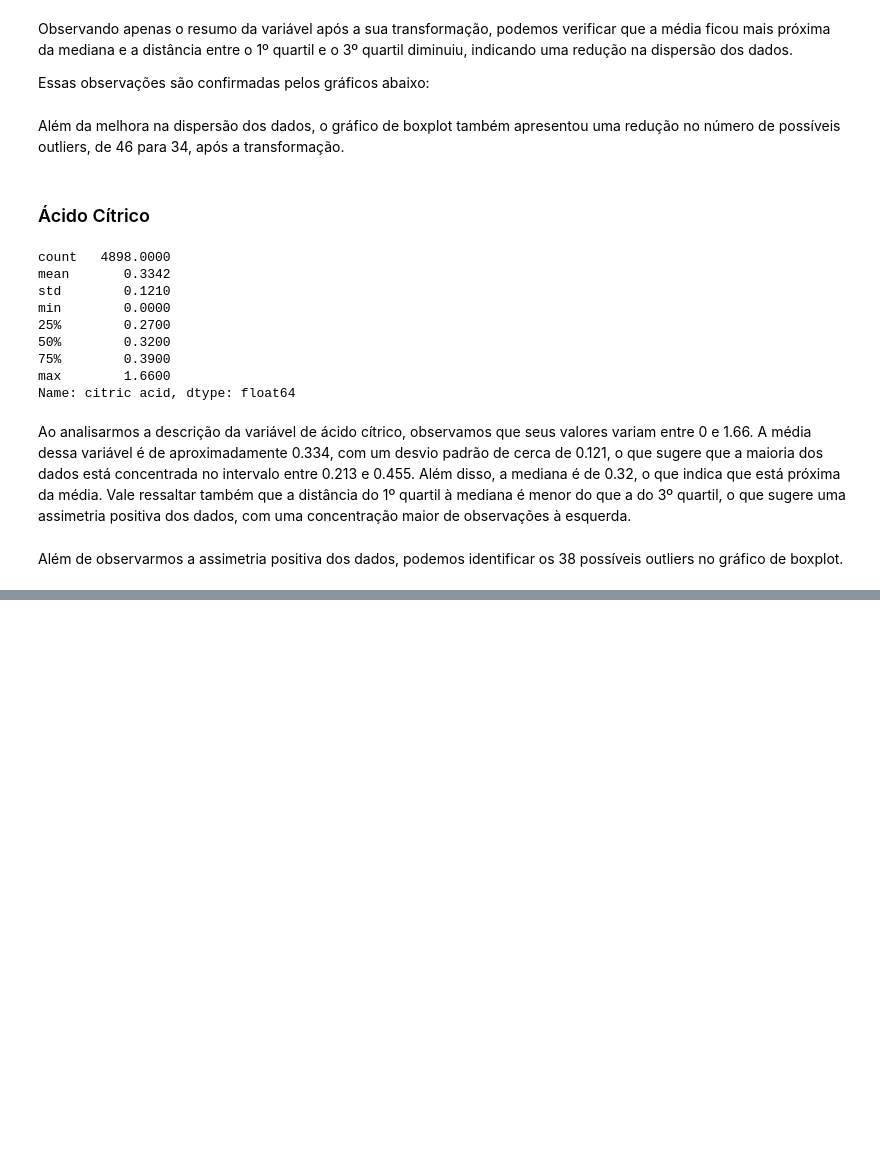
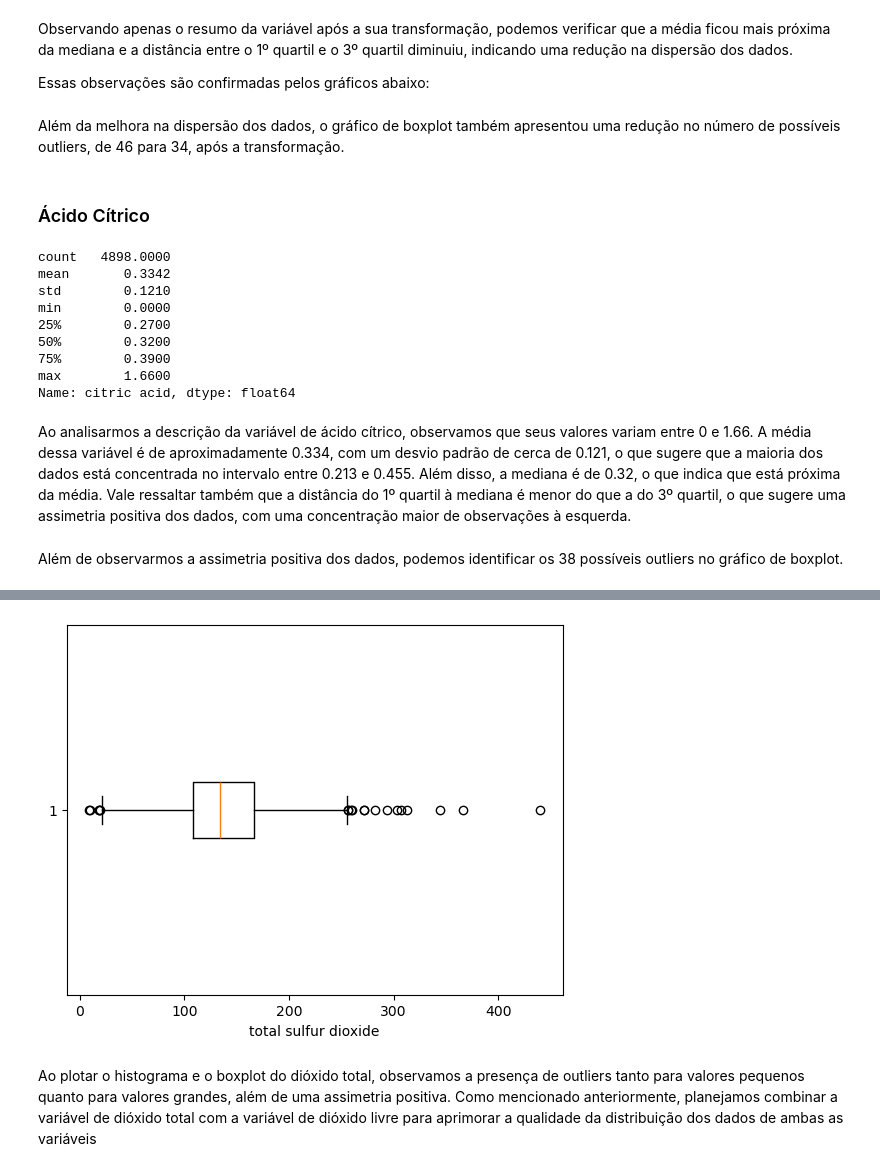
Before and after one commit to gabrieldadcarvalho/machine_learning, a Jupyter notebook: wine_quality/analitic_wine.ipynb, the cells around one changed output, grey strips where cells are left out. Saved outputs shown, nothing was run; the diff lists cells and outputs as text; code cells hidden in the pictures; blank space fills up the shorter version.

```diff
--- a/wine_quality/analitic_wine.ipynb
+++ b/wine_quality/analitic_wine.ipynb
@@ -259,0 +486,8 @@ px.box(np.log(a) ** (1 / 1.4)).show()
+# %%
+plt.boxplot(x['total sulfur dioxide'], vert=False)
+plt.xlabel('total sulfur dioxide')
+plt.show()
+# %% [output]
+[figure, added]
+# %% [markdown]
+Ao plotar o histograma e o boxplot do dióxido total, observamos a presença de outliers tanto para valores pequenos quanto para valores grandes, além de uma assimetria positiva. Como mencionado anteriormente, planejamos combinar a variável de dióxido total com a variável de dióxido livre para aprimorar a qualidade da distribuição dos dados de ambas as variáveis
```
Also changed, not shown: parts of 71 cells of this notebook.
